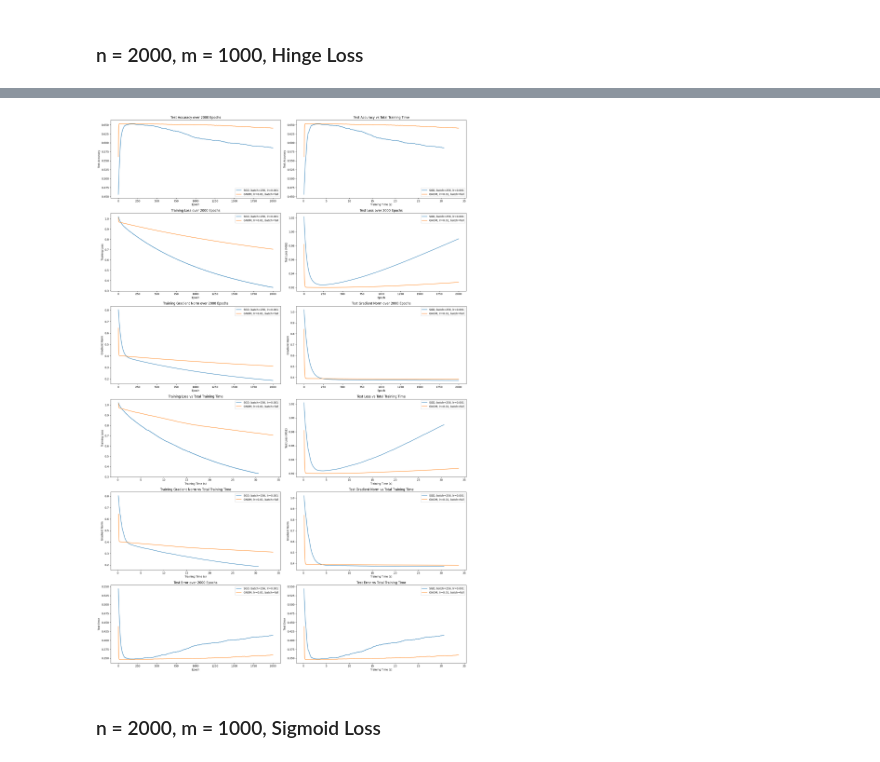
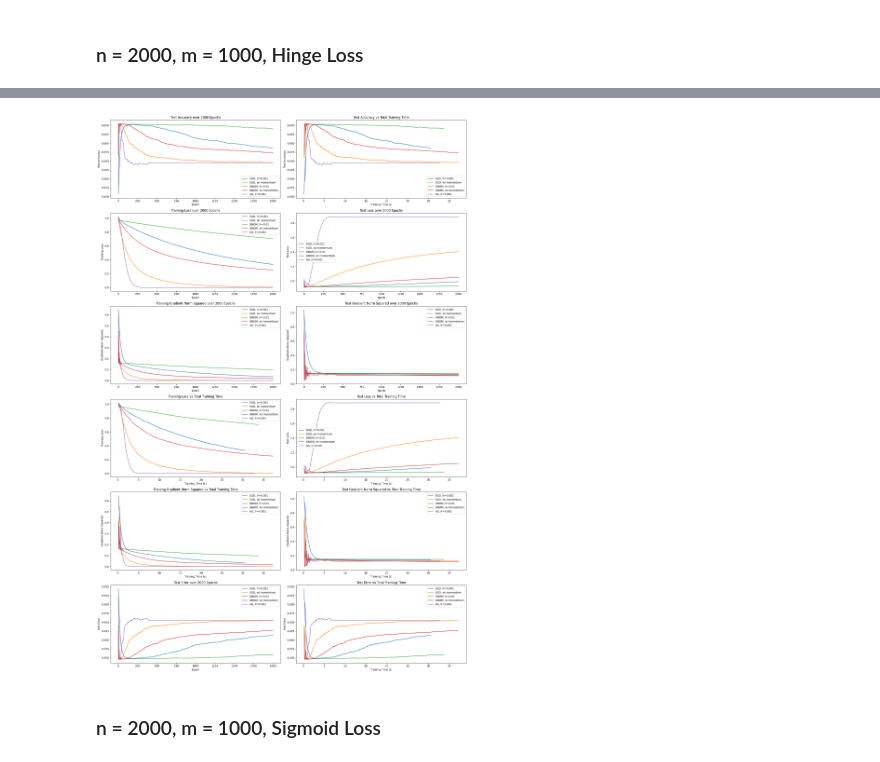
Before and after one commit to thomask902/2024-Numerical-Optimization-Research, a Jupyter notebook: svm/svm_analysis.ipynb, the cells around one changed output, grey strips where cells are left out. Cells and saved outputs as stored; diff of their text form; code cells hidden in the pictures.

```diff
--- a/svm/svm_analysis.ipynb
+++ b/svm/svm_analysis.ipynb
@@ -399,14 +425,17 @@ df_inflect2
 # %%
 # 2000 epoch run
 sgd = "generated/hinge/n_2000_m_1000/GD/lr-0.001/2000/256/no_wd/2024-10-15-12:15:08/results.csv"
+sgd_mom = "generated/hinge/n_2000_m_1000/GD/lr-0.001/2000/256/no_wd/2024-10-17-12:55:55/results.csv"
 gnom = "generated/hinge/n_2000_m_1000/GNOM/lr-0.01/2000/no_batching/no_wd/2024-10-15-12:19:03/results.csv"
+gnom_mom = "generated/hinge/n_2000_m_1000/GNOM/lr-0.01/2000/no_batching/no_wd/2024-10-17-12:52:01/results.csv"
+ag = "generated/hinge/n_2000_m_1000/AG/lr-0.01/2000/no_batching/no_wd/2024-10-17-12:59:28/results.csv"
 
-files = [sgd, gnom]
-labels = ["SGD, batch=256, lr=0.001", "GNOM, lr=0.01, batch=full"]
+files = [sgd, sgd_mom, gnom, gnom_mom, ag]
+labels = ["SGD, lr=0.001", "SGD, w/ momentum", "GNOM, lr=0.01", "GNOM, w/ momentum", "AG, lr=0.001"]
 
 plot_results(files, labels)
 # %% [output]
-[figure, old version]
+[figure, new version]
 # %% [markdown]
 ### n = 2000, m = 1000, Sigmoid Loss
 # %%
```
Also changed, not shown: parts of 15 cells of this notebook, 6 other files.
